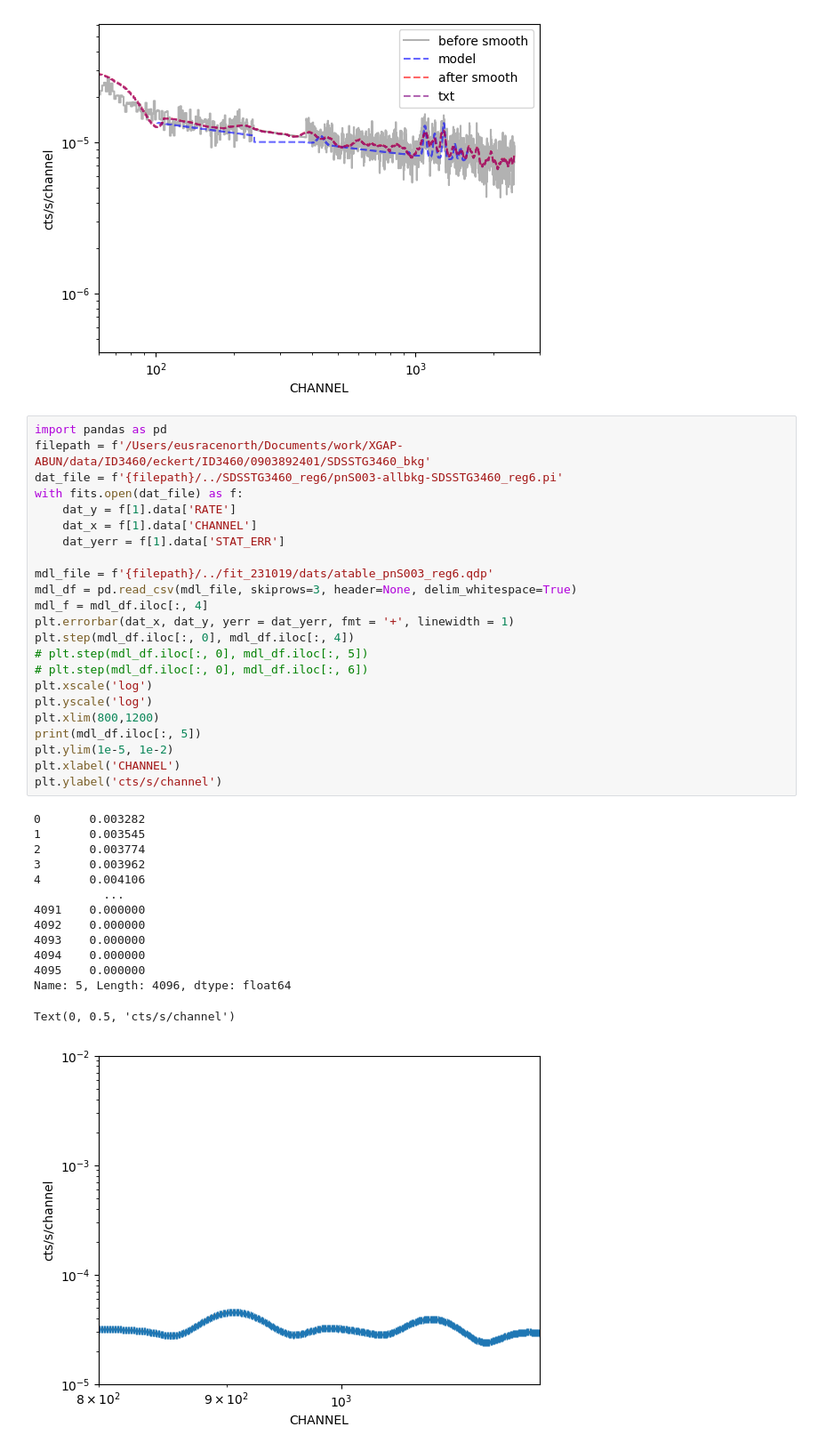
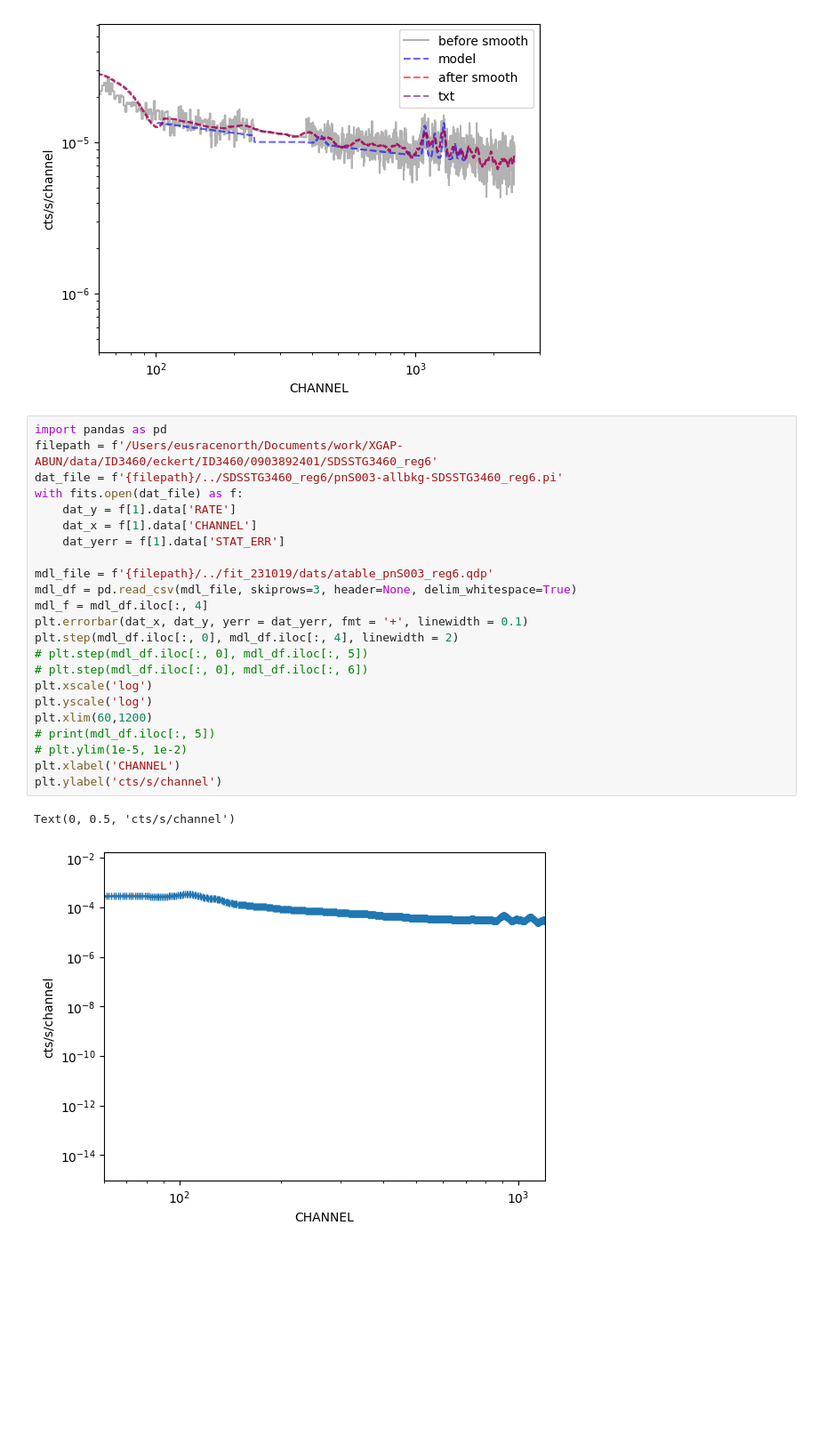
Before and after one commit to yanlingchen1/XGAP-ABUN, a Jupyter notebook: codes/verify_eckert/xspec-fitting-pipeline/bkg-atable-pipeline/plot_smoothed_qpb.ipynb, the cells around one changed output. Shown: that part at 89% size. Drawn from its saved outputs; the diff is of its cells as text; blank space fills up the shorter version.

```diff
--- a/codes/verify_eckert/xspec-fitting-pipeline/bkg-atable-pipeline/plot_smoothed_qpb.ipynb
+++ b/codes/verify_eckert/xspec-fitting-pipeline/bkg-atable-pipeline/plot_smoothed_qpb.ipynb
@@ -47,39 +47,27 @@ plt.xlim(60,3000)
 [figure]
 # %%
 import pandas as pd
-filepath = f'/Users/eusracenorth/Documents/work/XGAP-ABUN/data/ID3460/eckert/ID3460/0903892401/SDSSTG3460_bkg'
+filepath = f'/Users/eusracenorth/Documents/work/XGAP-ABUN/data/ID3460/eckert/ID3460/0903892401/SDSSTG3460_reg6'
 dat_file = f'{filepath}/../SDSSTG3460_reg6/pnS003-allbkg-SDSSTG3460_reg6.pi'
 with fits.open(dat_file) as f:
     dat_y = f[1].data['RATE']
     dat_x = f[1].data['CHANNEL']
     dat_yerr = f[1].data['STAT_ERR']
 
 mdl_file = f'{filepath}/../fit_231019/dats/atable_pnS003_reg6.qdp'
 mdl_df = pd.read_csv(mdl_file, skiprows=3, header=None, delim_whitespace=True)
 mdl_f = mdl_df.iloc[:, 4]
-plt.errorbar(dat_x, dat_y, yerr = dat_yerr, fmt = '+', linewidth = 1)
-plt.step(mdl_df.iloc[:, 0], mdl_df.iloc[:, 4])
+plt.errorbar(dat_x, dat_y, yerr = dat_yerr, fmt = '+', linewidth = 0.1)
+plt.step(mdl_df.iloc[:, 0], mdl_df.iloc[:, 4], linewidth = 2)
 # plt.step(mdl_df.iloc[:, 0], mdl_df.iloc[:, 5])
 # plt.step(mdl_df.iloc[:, 0], mdl_df.iloc[:, 6])
 plt.xscale('log')
 plt.yscale('log')
-plt.xlim(800,1200)
-print(mdl_df.iloc[:, 5])
-plt.ylim(1e-5, 1e-2)
+plt.xlim(60,1200)
+# print(mdl_df.iloc[:, 5])
+# plt.ylim(1e-5, 1e-2)
 plt.xlabel('CHANNEL')
 plt.ylabel('cts/s/channel')
 # %% [output]
-0       0.003282
-1       0.003545
-2       0.003774
-3       0.003962
-4       0.004106
-          ...
-4091    0.000000
-4092    0.000000
-4093    0.000000
-4094    0.000000
-4095    0.000000
-Name: 5, Length: 4096, dtype: float64
+Text(0, 0.5, 'cts/s/channel')
-Text(0, 0.5, 'cts/s/channel')
-[figure, old version]
+[figure, new version]
```
Also changed, not shown: 5 other files.
